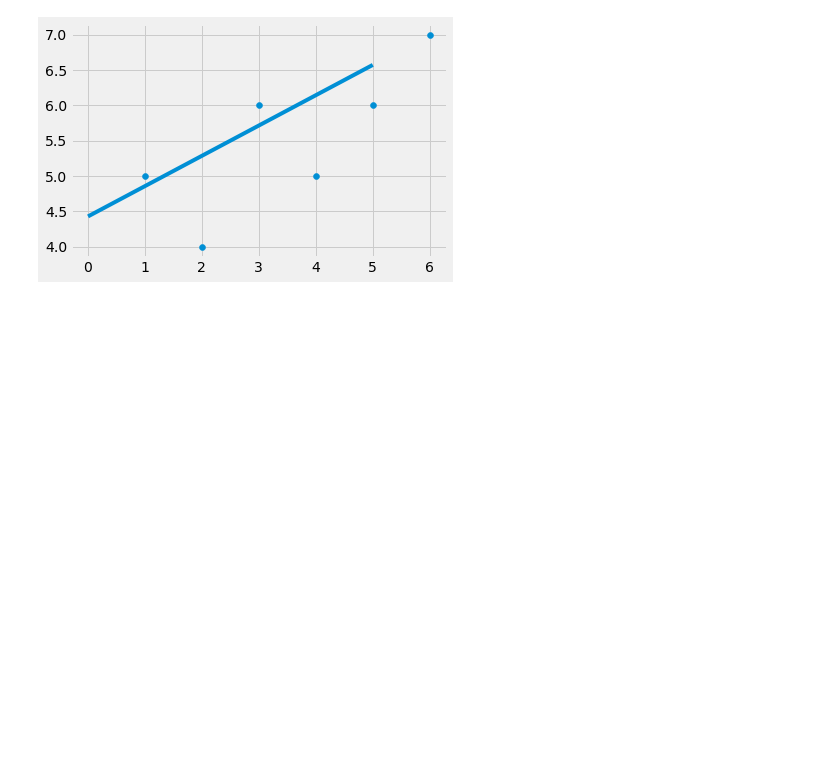
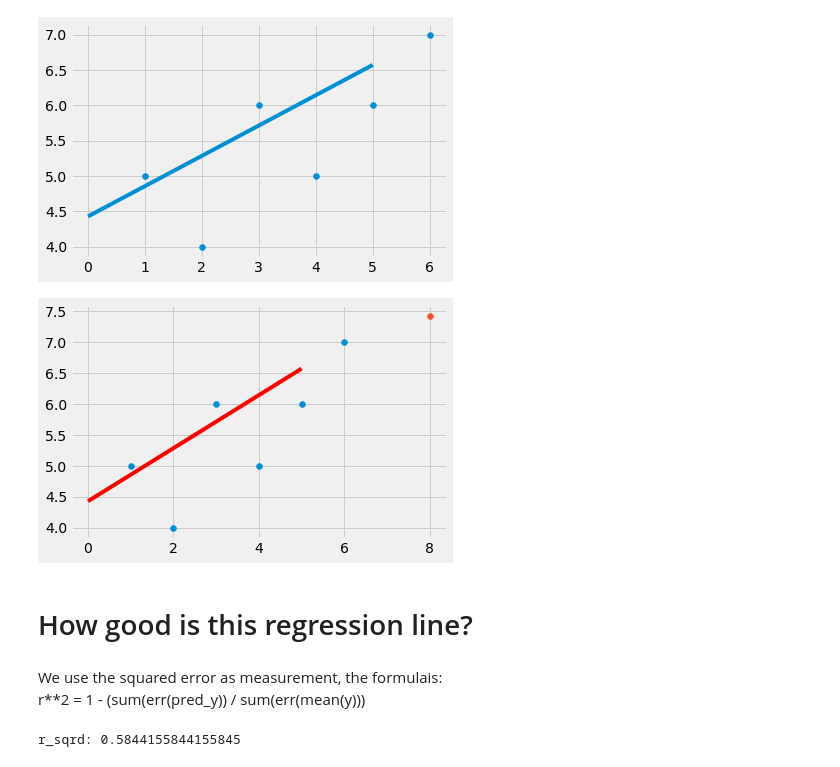
Before and after one commit to steingartpeter/ANACONDA, a Jupyter notebook: REGRESSION-checkpoint.ipynb, the cells around one changed output. Saved outputs shown, nothing was run; the diff lists cells and outputs as text; code cells hidden in the pictures; blank space fills up the shorter version.

Commit message:
2020-08-30 004 REGRESSION done
Coeffixcient of determination added

```diff
--- a/REGRESSION-checkpoint.ipynb
+++ b/REGRESSION-checkpoint.ipynb
@@ -49,3 +49,15 @@ plt.plot(regression_line)
 plt.show()
 # %% [output]
 [figure]
+# %%
+#Now see some prediction based our lin regr model
+predict_x = 8
+predic_y = bfs_m*predict_x+bfs_b
+plt.scatter(xs,ys)
+plt.scatter(predict_x,predic_y)
+plt.plot(regression_line,color="r")
+plt.show()
+# %% [output]
+[figure, added]
+# %% [markdown]
+# How good is this regression line?
@@ -51,0 +68,16 @@ plt.show()
+# %% [markdown]
+We use the squared error as measurement, the formulais:<br>
+r**2 = 1 - (sum(err(pred_y)) / sum(err(mean(y)))
+# %%
+def sqrd_err(ys_orig,ys_line):
+    return sum((ys_line-ys_orig)**2)
+def coeff_of_dertem(ys_orig,ys_line):
+    y_mean_line=[mean(ys_orig) for y in ys_orig]
+    sqrd_er_regr = sqrd_err(ys_orig,ys_line)
+    sqrd_err_y_mean = sqrd_err(ys_orig,y_mean_line)
+    return 1 - (sqrd_er_regr/sqrd_err_y_mean)
+
+r_sqrd = coeff_of_dertem(ys,regression_line)
+print("r_sqrd:",r_sqrd)
+# %% [output]
+r_sqrd: 0.5844155844155845
```
Also changed, not shown: parts of 1 cell of this notebook.
